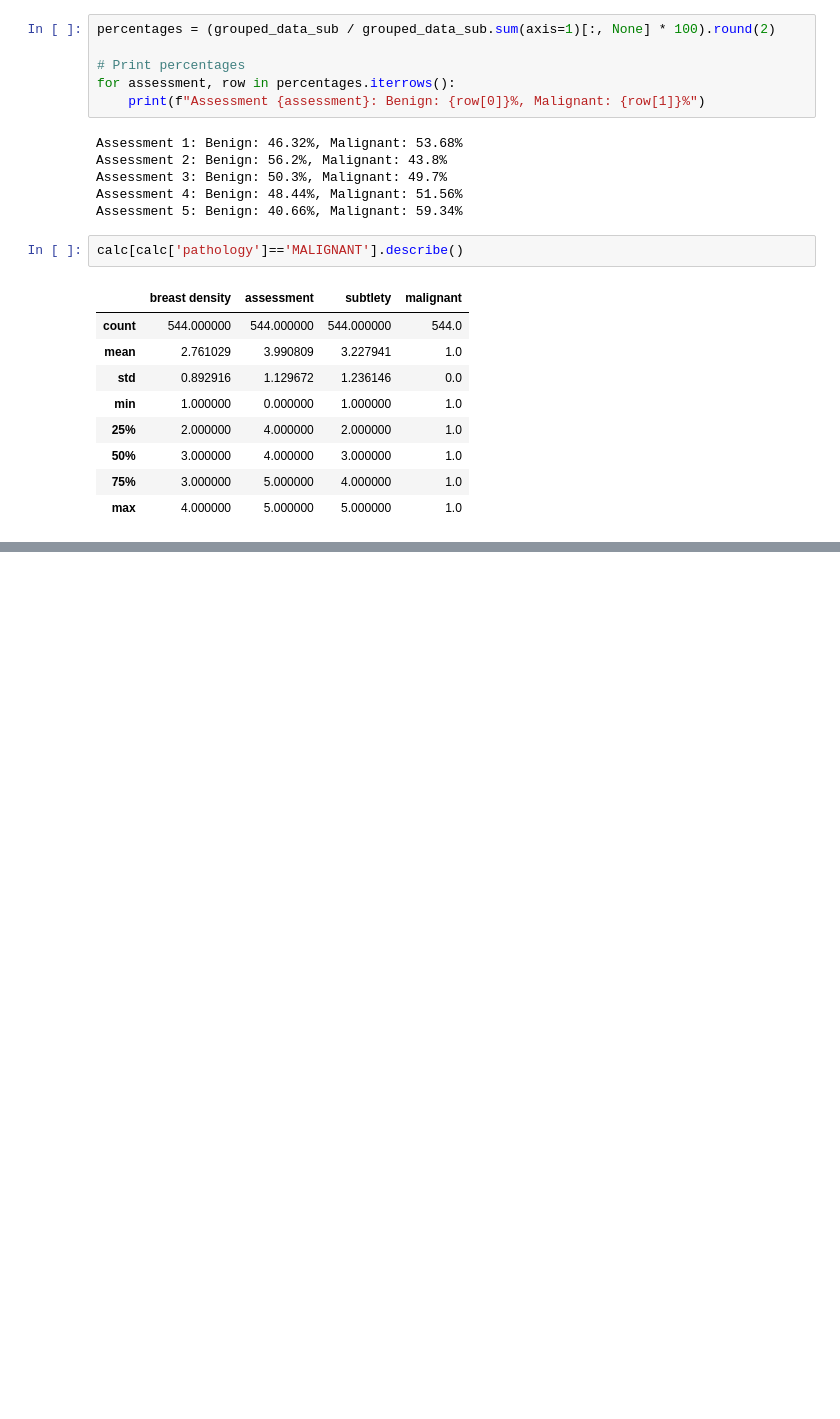
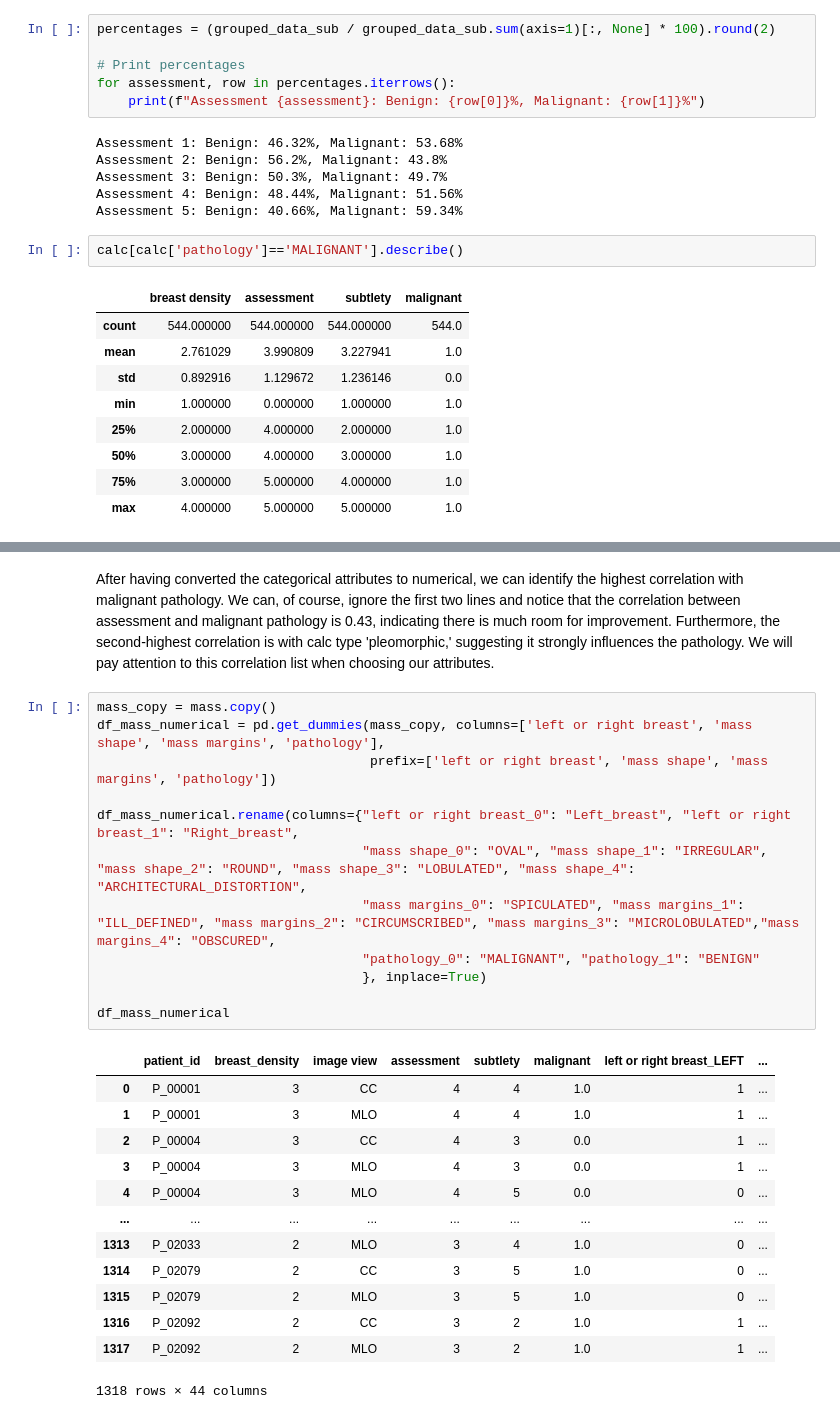
Before and after one commit to MayaHayat/FinalProject-DDSM, a Jupyter notebook: FinalProject-DDSM.ipynb, the cells around one changed output, grey strips where cells are left out. Drawn from its saved outputs; the diff is of its cells as text; blank space fills up the shorter version.

```diff
--- a/FinalProject-DDSM.ipynb
+++ b/FinalProject-DDSM.ipynb
@@ -595,0 +539,28 @@ calc[calc['pathology']=='MALIGNANT'].describe()
+# %% [markdown]
+After having converted the categorical attributes to numerical, we can identify the highest correlation with malignant pathology. We can, of course, ignore the first two lines and notice that the correlation between assessment and malignant pathology is 0.43, indicating there is much room for improvement. Furthermore, the second-highest correlation is with calc type 'pleomorphic,' suggesting it strongly influences the pathology. We will pay attention to this correlation list when choosing our attributes.
+# %%
+mass_copy = mass.copy()
+df_mass_numerical = pd.get_dummies(mass_copy, columns=['left or right breast', 'mass shape', 'mass margins', 'pathology'],
+                                   prefix=['left or right breast', 'mass shape', 'mass margins', 'pathology'])
+
+df_mass_numerical.rename(columns={"left or right breast_0": "Left_breast", "left or right breast_1": "Right_breast",
+                                  "mass shape_0": "OVAL", "mass shape_1": "IRREGULAR", "mass shape_2": "ROUND", "mass shape_3": "LOBULATED", "mass shape_4": "ARCHITECTURAL_DISTORTION",
+                                  "mass margins_0": "SPICULATED", "mass margins_1": "ILL_DEFINED", "mass margins_2": "CIRCUMSCRIBED", "mass margins_3": "MICROLOBULATED","mass margins_4": "OBSCURED",
+                                  "pathology_0": "MALIGNANT", "pathology_1": "BENIGN"
+                                  }, inplace=True)
+
+df_mass_numerical
+# %% [output]
+|  | patient_id | breast_density | image view | assessment | subtlety | malignant | left or right breast_LEFT | ... |
+| 0 | P_00001 | 3 | CC | 4 | 4 | 1.0 | 1 | ... |
+| 1 | P_00001 | 3 | MLO | 4 | 4 | 1.0 | 1 | ... |
+| 2 | P_00004 | 3 | CC | 4 | 3 | 0.0 | 1 | ... |
+| 3 | P_00004 | 3 | MLO | 4 | 3 | 0.0 | 1 | ... |
+| 4 | P_00004 | 3 | MLO | 4 | 5 | 0.0 | 0 | ... |
+| ... | ... | ... | ... | ... | ... | ... | ... | ... |
+| 1313 | P_02033 | 2 | MLO | 3 | 4 | 1.0 | 0 | ... |
+| 1314 | P_02079 | 2 | CC | 3 | 5 | 1.0 | 0 | ... |
+| 1315 | P_02079 | 2 | MLO | 3 | 5 | 1.0 | 0 | ... |
+| 1316 | P_02092 | 2 | CC | 3 | 2 | 1.0 | 1 | ... |
+| 1317 | P_02092 | 2 | MLO | 3 | 2 | 1.0 | 1 | ... |
+1318 rows × 44 columns
```
Also changed, not shown: parts of 20 cells of this notebook.
